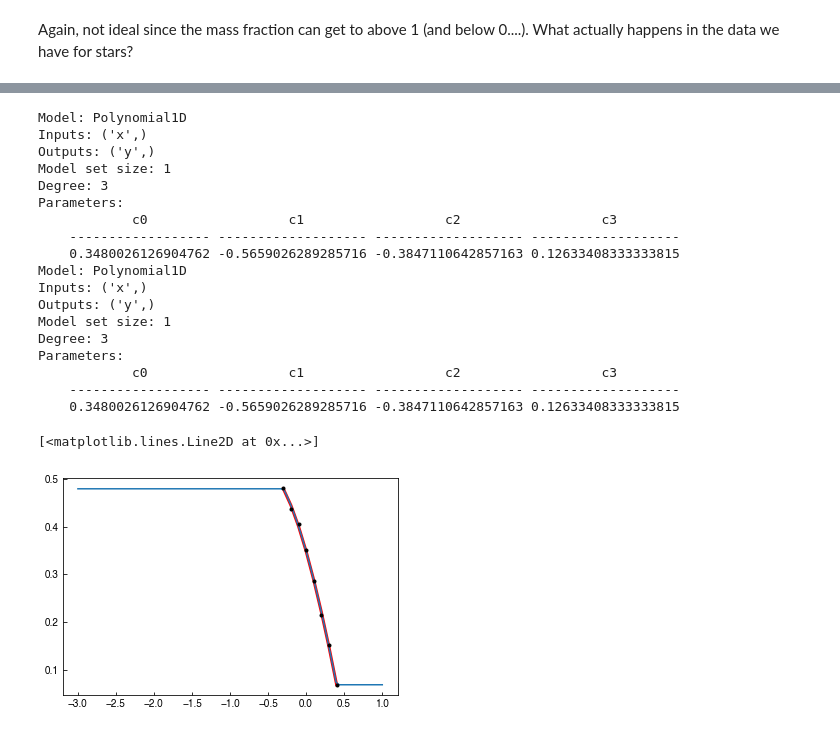
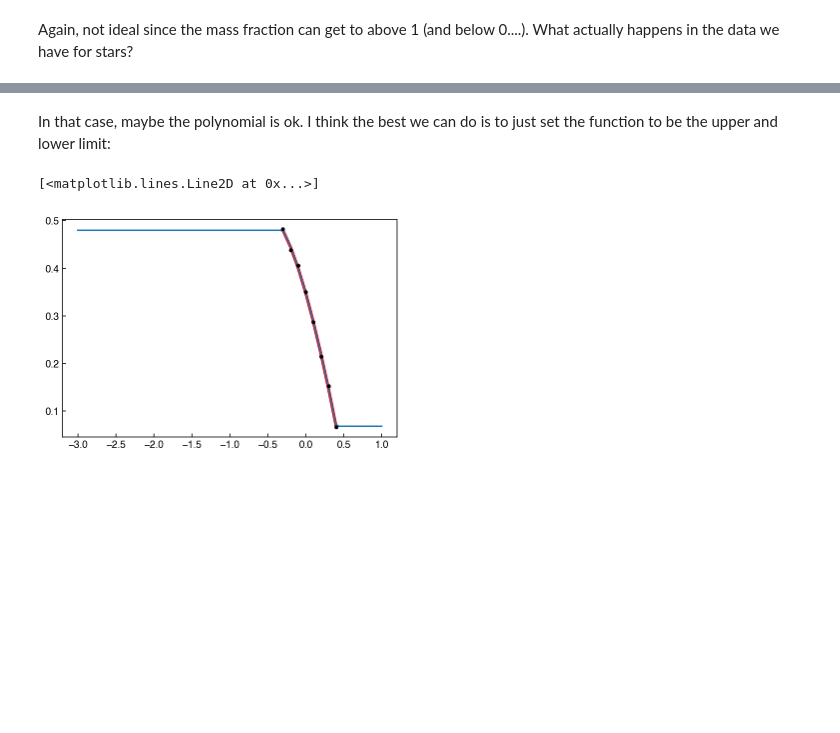
Before and after one commit to chrislintott/ISOgal, a Jupyter notebook: py/iso_abundances.ipynb, the cells around one changed output, grey strips where cells are left out. Drawn from its saved outputs; the diff is of its cells as text; code cells hidden in the pictures; blank space fills up the shorter version.

```diff
--- a/py/iso_abundances.ipynb
+++ b/py/iso_abundances.ipynb
@@ -154,52 +152,36 @@ plt.ylim(-0.2,0.5)
+# %% [markdown]
+In that case, maybe the polynomial is ok. I think the best we can do is to just set the function to be the upper and lower limit:
 # %%
 # Now interpolate between points
 
 def piecewise_poly(x):
+    '''this function allows us to set the extrapolation to the limits of the data in x'''
     model_poly = models.Polynomial1D(degree=3)
     fitter_poly = fitting.LinearLSQFitter()
     best_fit_poly = fitter_poly(model_poly, BBmodel['Fe_H'],BBmodel['H20'])
-    print(best_fit_poly)
     minx, maxx = np.min(BBmodel['Fe_H']), np.max(BBmodel['Fe_H'])
     minxy = best_fit_poly(minx)
     maxxy = best_fit_poly(maxx)
     if not hasattr(x, '__iter__'):
         if x < minx:
             return minxy
         elif x > maxx:
             return maxxy
         else:
             return best_fit_poly(x)
     else:
         out = np.zeros(len(x))
         out[x < minx] = minxy
         out[x > maxx] = maxxy
         out[(x >= minx) & (x <= maxx)] = best_fit_poly(x[(x >= minx) & (x <= maxx)])
         return out
 
 plt.errorbar(BBmodel['Fe_H'],BBmodel['H20'], fmt='k.')
 plt.plot(BBmodel['Fe_H'],piecewise_poly(BBmodel['Fe_H']),color='r', linewidth=3)
 
 newxs = np.linspace(-3,1.,100)
 
 plt.plot(newxs, piecewise_poly(newxs))
 # %% [output]
-Model: Polynomial1D
-Inputs: ('x',)
-Outputs: ('y',)
-Model set size: 1
-Degree: 3
-Parameters:
-            c0                  c1                  c2                  c3
-    ------------------ ------------------- ------------------- -------------------
-    0.3480026126904762 -0.5659026289285716 -0.3847110642857163 0.12633408333333815
-Model: Polynomial1D
-Inputs: ('x',)
-Outputs: ('y',)
-Model set size: 1
-Degree: 3
-Parameters:
-            c0                  c1                  c2                  c3
-    ------------------ ------------------- ------------------- -------------------
-    0.3480026126904762 -0.5659026289285716 -0.3847110642857163 0.12633408333333815
+[<matplotlib.lines.Line2D at 0x...>]
-[<matplotlib.lines.Line2D at 0x...>]
-[figure, old version]
+[figure, new version]
```
Also changed, not shown: parts of 27 cells of this notebook, 1 other file.
